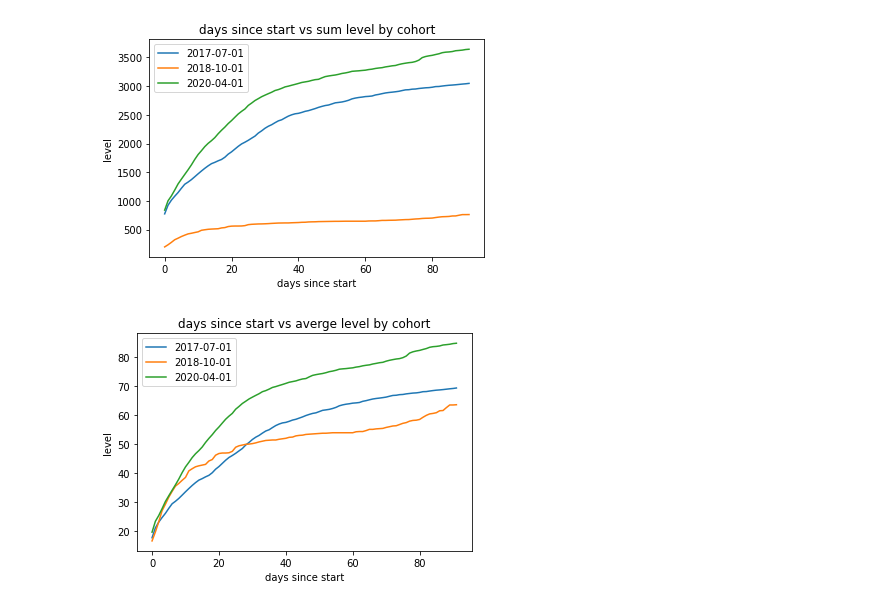
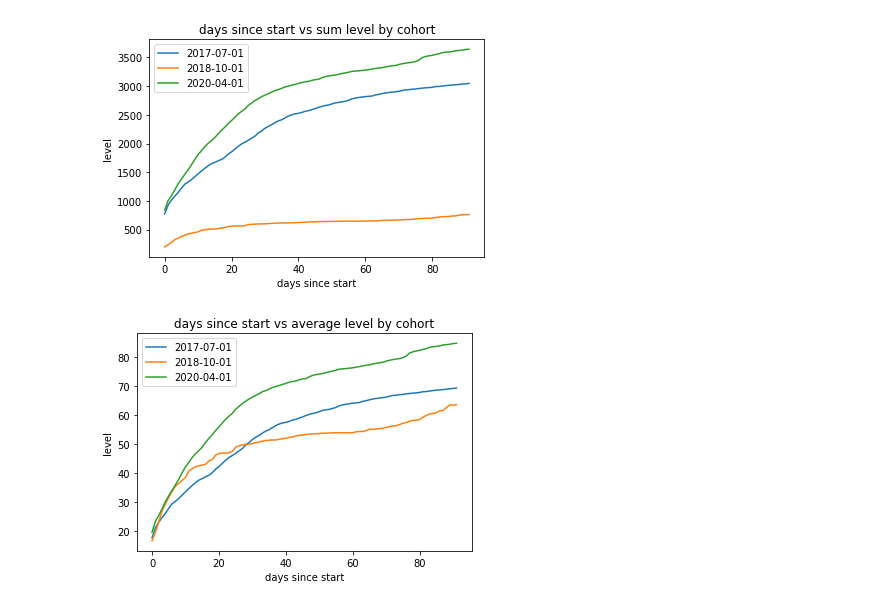
Before and after one commit to geospiza-fortis/ml-player-growth, a Jupyter notebook: notebooks/2021-05-09-sql-exploration.ipynb, the cells around one changed output. Drawn from its saved outputs; the diff is of its cells as text; code cells hidden in the pictures.

```diff
--- a/notebooks/2021-05-09-sql-exploration.ipynb
+++ b/notebooks/2021-05-09-sql-exploration.ipynb
@@ -289,11 +289,11 @@ plt.show()
 # %%
 for month in df.starting_month.unique():
     s = df[df.starting_month == month]
     plt.plot(s.day, s.avg_level, label=f"{month}")
 plt.legend()
-plt.title("days since start vs averge level by cohort")
+plt.title("days since start vs average level by cohort")
 plt.xlabel("days since start")
 plt.ylabel("level")
 plt.show()
 # %% [output]
-[figure, old version]
+[figure, new version]
```
Also changed, not shown: parts of 1 cell of this notebook, 1 other file.
